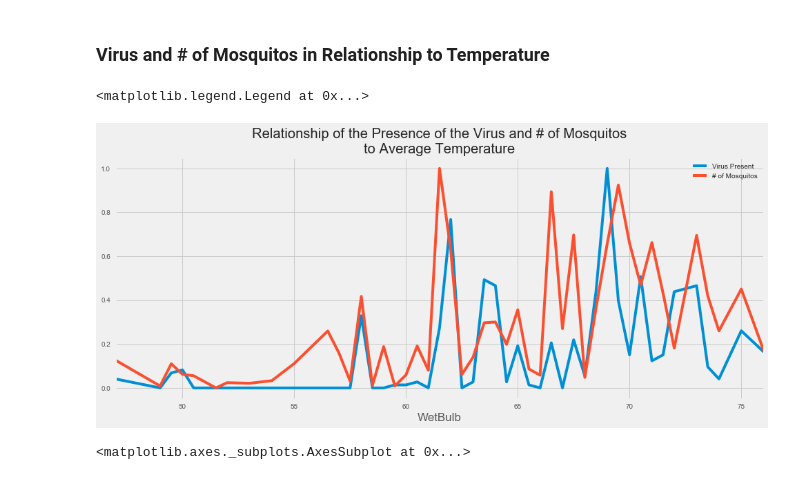
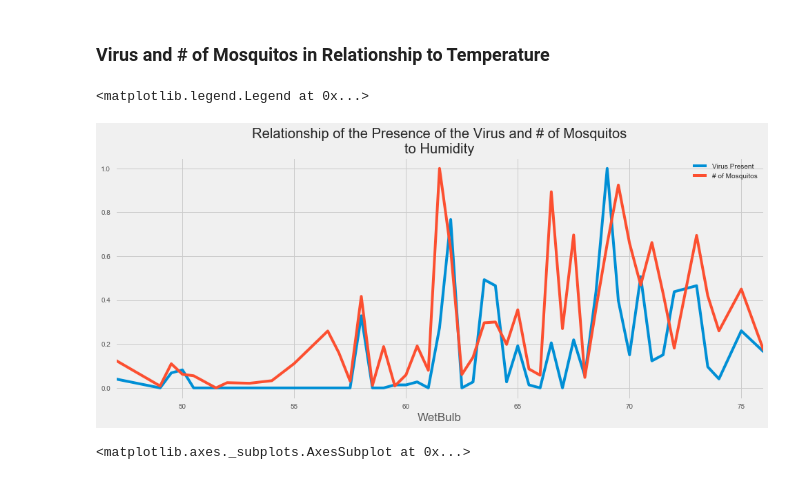
Before and after one commit to marcosan93/West-Nile-Virus-Kaggle, a Jupyter notebook: West-Nile-Data/Data-Exploration-Visualization.ipynb, the cells around one changed output. Saved outputs shown, nothing was run; the diff lists cells and outputs as text; code cells hidden in the pictures.

```diff
--- a/West-Nile-Data/Data-Exploration-Visualization.ipynb
+++ b/West-Nile-Data/Data-Exploration-Visualization.ipynb
@@ -199,20 +199,20 @@ plt.show()
 # %%
 plt.style.use('fivethirtyeight')
 
 # DF consisting of the average temperature and the sum of the pre
 data = df.groupby('WetBulb').sum()[['WnvPresent','NumMosquitos']].sort_values(by='WetBulb', ascending=True)
 
 # Scaling because of the wildly different values between the presence of the Virus and the # of Mosquitos
 scaler = MinMaxScaler()
 
 data_scaled = pd.DataFrame(scaler.fit_transform(data), columns=data.columns, index=data.index)
 
 data_scaled.plot(figsize=(15,6),
-                 title='Relationship of the Presence of the Virus and # of Mosquitos\nto Average Temperature',
+                 title='Relationship of the Presence of the Virus and # of Mosquitos\nto Humidity',
                  legend=True).legend(['Virus Present', '# of Mosquitos'])
 # %% [output]
 <matplotlib.legend.Legend at 0x...>
-[figure, old version]
+[figure, new version]
 # %%
 df.groupby('NumMosquitos').sum()[list(species.columns) + ['WnvPresent']].plot(figsize=(14,6))
 # %% [output]
```
Also changed, not shown: 5 other files.
